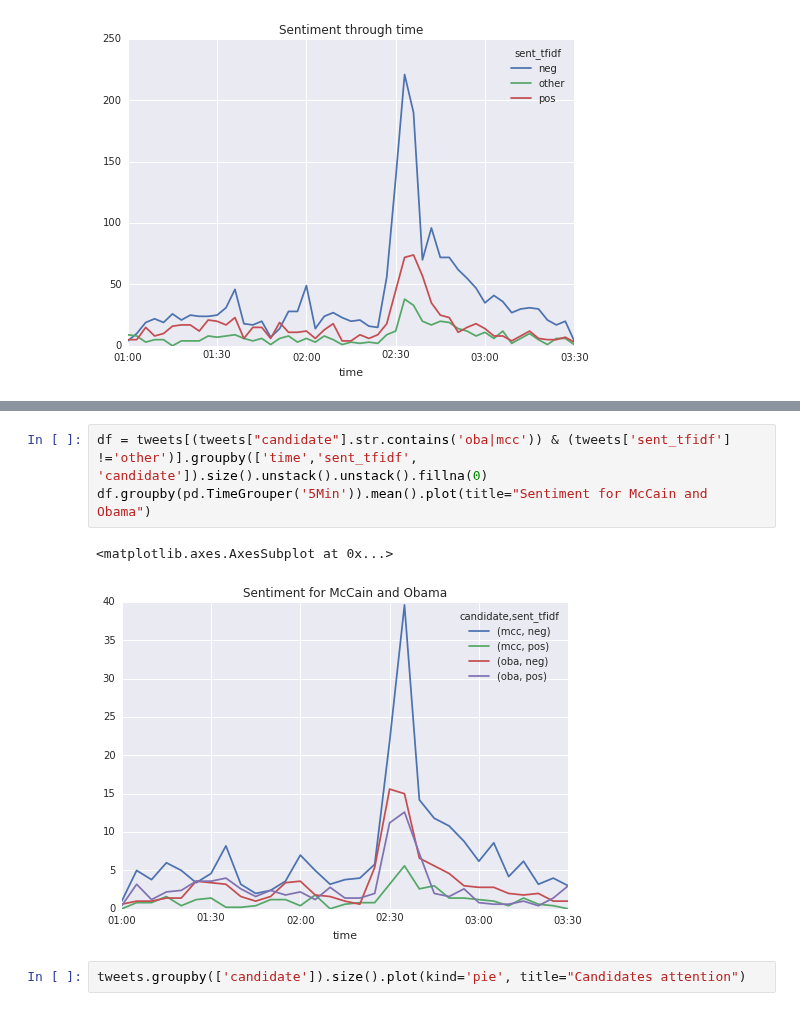
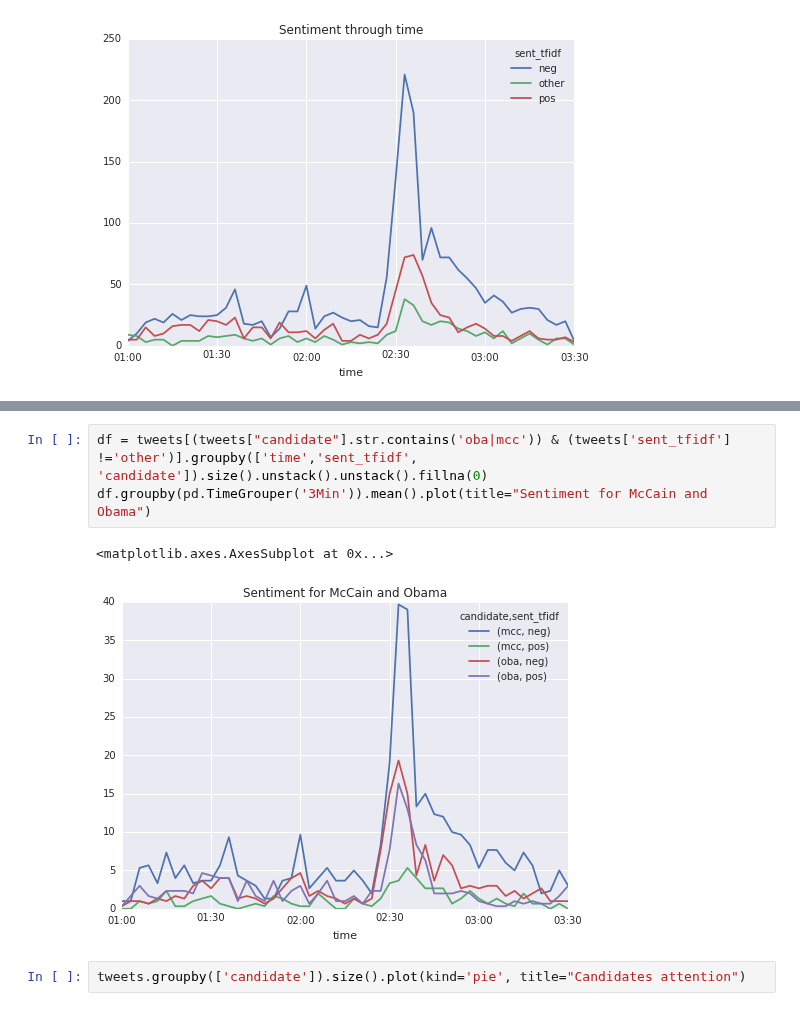
Before and after one commit to ralucacocioban/SentimentClassification, a Jupyter notebook: Visualizing Sentiment and Candidates.ipynb, the cells around one changed output, grey strips where cells are left out. Saved outputs shown, nothing was run; the diff lists cells and outputs as text.

```diff
--- a/Visualizing Sentiment and Candidates.ipynb
+++ b/Visualizing Sentiment and Candidates.ipynb
@@ -45,9 +45,9 @@ df.groupby(pd.TimeGrouper('5Min')).mean().plot(title="Sentiment for McCain")
 # %%
 df = tweets[(tweets["candidate"].str.contains('oba|mcc')) & (tweets['sent_tfidf'] !='other')].groupby(['time','sent_tfidf', 'candidate']).size().unstack().unstack().fillna(0)
-df.groupby(pd.TimeGrouper('5Min')).mean().plot(title="Sentiment for McCain and Obama")
+df.groupby(pd.TimeGrouper('3Min')).mean().plot(title="Sentiment for McCain and Obama")
 # %% [output]
 <matplotlib.axes.AxesSubplot at 0x...>
-[figure, old version]
+[figure, new version]
 # %%
 tweets.groupby(['candidate']).size().plot(kind='pie', title="Candidates attention")
 # %% [output]
```
Also changed, not shown: parts of 2 cells of this notebook.
